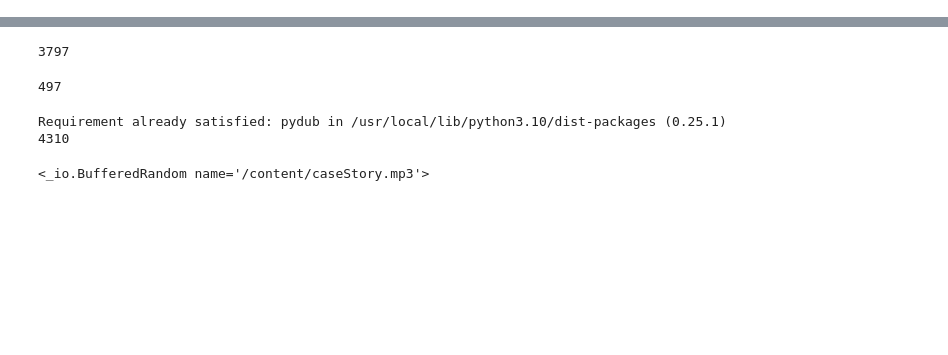
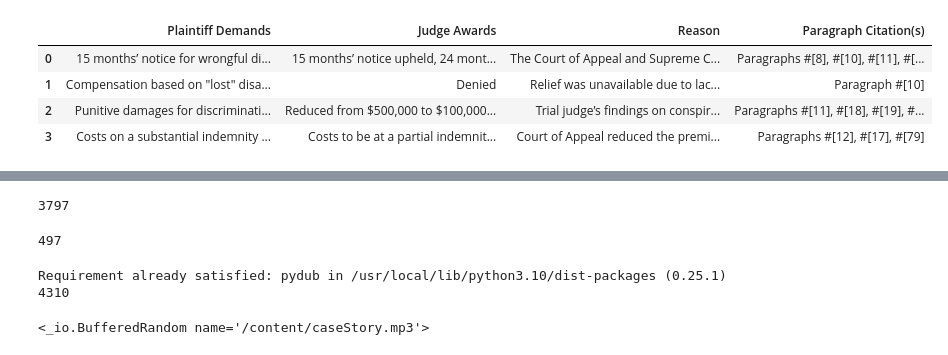
Before and after one commit to braveenth/PromptLii, a Jupyter notebook: PromptLii.ipynb, the cells around one changed output, grey strips where cells are left out. Drawn from its saved outputs; the diff is of its cells as text; code cells hidden in the pictures; blank space fills up the shorter version.

```diff
--- a/PromptLii.ipynb
+++ b/PromptLii.ipynb
@@ -370,0 +574,14 @@ def remove_empty_lines(text):
+# %%
+# from io import StringIO
+# csv_string_io = StringIO(demandVsAwardsOutput)
+# demandVsAwardsOutputDf = pd.read_csv(csv_string_io)
+# display(demandVsAwardsOutputDf)
+
+demandVsAwardsOutputDf = pd.read_json(demandVsAwardsOutput)
+display(demandVsAwardsOutputDf)
+# %% [output]
+|  | Plaintiff Demands | Judge Awards | Reason | Paragraph Citation(s) |
+| 0 | 15 months’ notice for wrongful di... | 15 months’ notice upheld, 24 mont... | The Court of Appeal and Supreme C... | Paragraphs #[8], #[10], #[11], #[... |
+| 1 | Compensation based on "lost" disa... | Denied | Relief was unavailable due to lac... | Paragraph #[10] |
+| 2 | Punitive damages for discriminati... | Reduced from $500,000 to $100,000... | Trial judge’s findings on conspir... | Paragraphs #[11], #[18], #[19], #... |
+| 3 | Costs on a substantial indemnity ... | Costs to be at a partial indemnit... | Court of Appeal reduced the premi... | Paragraphs #[12], #[17], #[79] |
```
Also changed, not shown: parts of 24 cells of this notebook.
